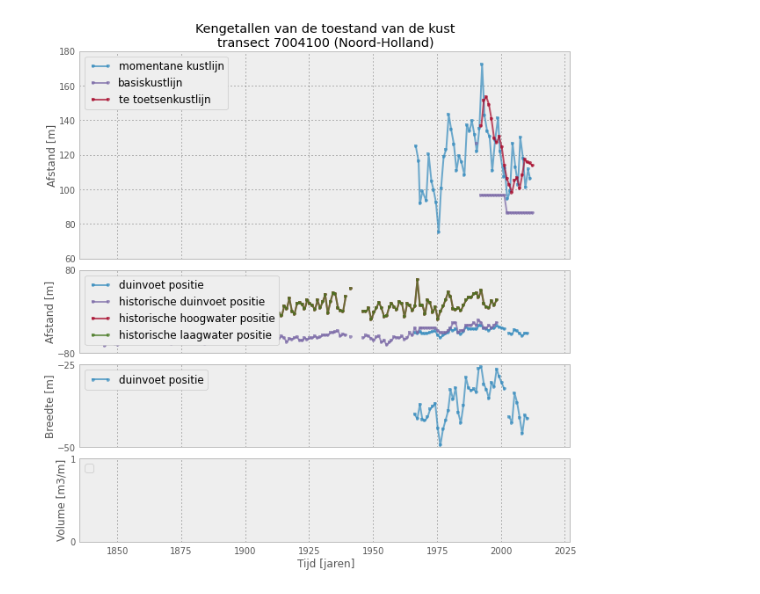
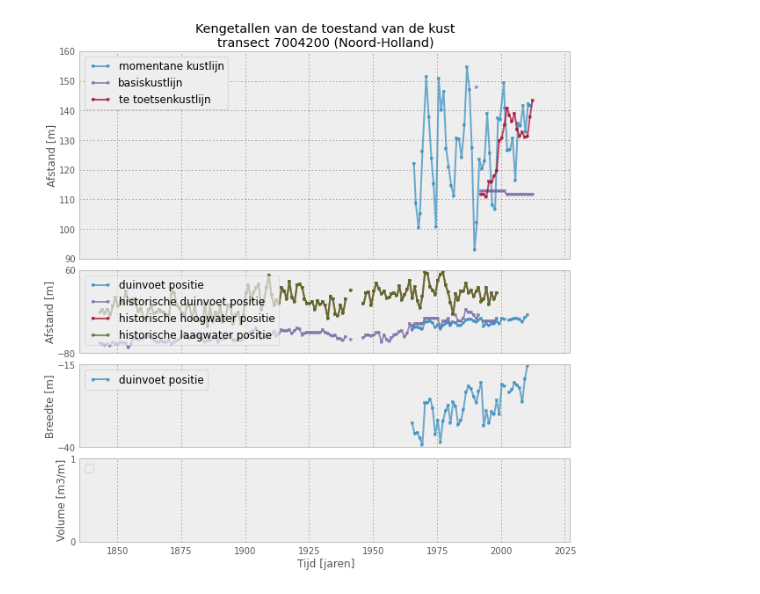
Before and after one commit to lizardsystem/lizard-kml, a Jupyter notebook: lizard_kml/jarkus/nourishmentplot.ipynb, the cells around one changed output. Saved outputs shown, nothing was run; the diff lists cells and outputs as text; code cells hidden in the pictures.

Commit message:
move apart model/data and plot

```diff
--- a/lizard_kml/jarkus/nourishmentplot.ipynb
+++ b/lizard_kml/jarkus/nourishmentplot.ipynb
@@ -210,21 +14,3 @@ def makedfdf(transect, url='http://opendap.deltares.nl/thredds/dodsC/opendap/rij
-# %%
-def makedfs(transect):
-    shorelinedf = makeshorelinedf(transect)
-    transectdf = maketransectdf(transect)
-    nourishmentdf = makenourishmentdf(transect, areaname=transectdf['areaname'].irow(0))
-    mkldf = makemkldf(transect)
-    bkldf = makebkldf(transect)
-    bwdf = makebwdf(transect)
-    dfdf = makedfdf(transect)
-    return dict(
-        shorelinedf=shorelinedf,
-        transectdf=transectdf,
-        nourishmentdf=nourishmentdf,
-        mkldf=mkldf,
-        bkldf=bkldf,
-        bwdf=bwdf,
-        dfdf=dfdf
-        )
 # %%
 def combinedplot(dfs):
     """Create a combined plot of the coastal data"""
@@ -241,7 +27,6 @@ def combinedplot(dfs):
     areaname = transectdf['areaname'].irow(0)
 
     # Plot the results.
-
     fig = plt.figure(figsize=(10,10))
     # We define a grid of 3 areas
     gs = matplotlib.gridspec.GridSpec(4, 1, height_ratios=[5, 2, 2, 2])
@@ -249,7 +34,6 @@ def combinedplot(dfs):
 
     # Some common style properties, also store they style information file for ggplot style in the directory where the script is.
     props = dict(linewidth=2, alpha=0.7, markeredgewidth=0, markersize=8, linestyle='-', marker='.')
-
 
     #Figuur 1: momentane kustlijn / te toetsenkustlijn / basiskustlijn, oftewel onderstaand tweede figuur. Bij voorkeur wel in het Nederlands en volgens mij klopt de tekst bij de as nu niet (afstand tot RSP (meters))
 
@@ -284,7 +68,9 @@ def combinedplot(dfs):
     ax2.plot(date2num(shorelinedf['time']), shorelinedf['dune_foot'], label='historische duinvoet positie', **props)
     ax2.plot(date2num(shorelinedf['time']), shorelinedf['mean_high_water'], label='historische hoogwater positie', **props)
     ax2.plot(date2num(shorelinedf['time']), shorelinedf['mean_high_water'], label='historische laagwater positie', **props)
-    ax2.legend(loc='best')
+    leg = ax2.legend(loc='best')
+    leg.get_frame().set_alpha(0.7)
+
     # Look up the location of the tick labels, because we're removing all but the first and last.
     locs = [ax2.yaxis.get_ticklocs()[0], ax2.yaxis.get_ticklocs()[-1]]
     # We don't want too much cluttering
@@ -370,7 +156,9 @@ def combinedplot(dfs):
     legend = ax4.legend(proxies, labels, loc='upper left')
     return fig
 # %%
-dfs = makedfs(transect)
-fig = combinedplot(dfs)
+if __name__ == '__main__':
+    transect = 7004200
+    dfs = makedfs(transect)
+    fig = combinedplot(dfs)
 # %% [output]
-[figure, old version]
+[figure, new version]
```
Also changed, not shown: parts of 9 cells of this notebook, 2 other files.
